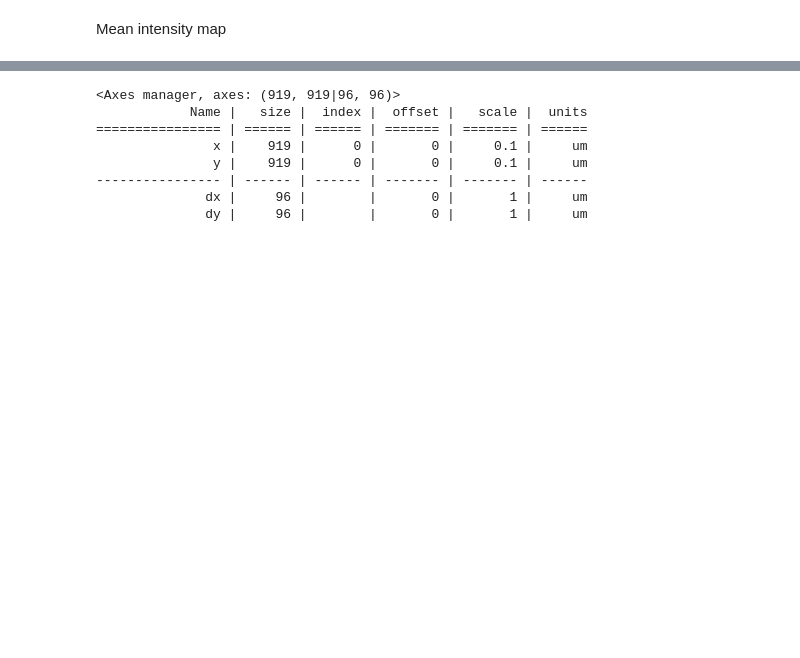
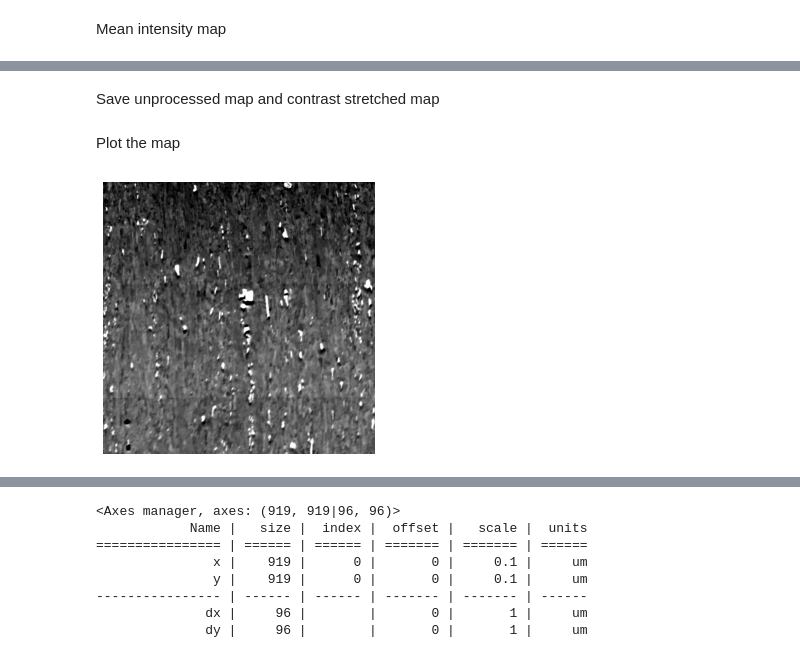
Before and after one commit to hakonanes/correlated-grains-particles-workflow, a Jupyter notebook: notebooks/ebsd2_preprocess.ipynb, the cells around one changed output, grey strips where cells are left out. Cells and saved outputs as stored; diff of their text form; code cells hidden in the pictures; blank space fills up the shorter version.

```diff
--- a/notebooks/ebsd2_preprocess.ipynb
+++ b/notebooks/ebsd2_preprocess.ipynb
@@ -98,3 +107,5 @@ s_mean.compute()
+# %% [markdown]
+Save unprocessed map and contrast stretched map
 # %%
 # Unprocessed map
 map_mean1 = s_mean.data
@@ -104,4 +115,12 @@ plt.imsave(os.path.join(dir_kp, "maps_mean.png"), map_mean1, cmap="gray")
 percentiles = np.percentile(map_mean1, q=(1, 99))
 map_mean2 = kp.pattern.rescale_intensity(map_mean1, in_range=percentiles)
 plt.imsave(os.path.join(dir_kp, "maps_mean_q1_q99.png"), map_mean2, cmap="gray")
+# %% [markdown]
+Plot the map
+# %%
+plt.figure()
+plt.imshow(map_mean2, cmap="gray")
+plt.axis("off");
+# %% [output]
+[figure, added]
 # %% [markdown]
```
Also changed, not shown: parts of 38 cells of this notebook, 5 other files.
